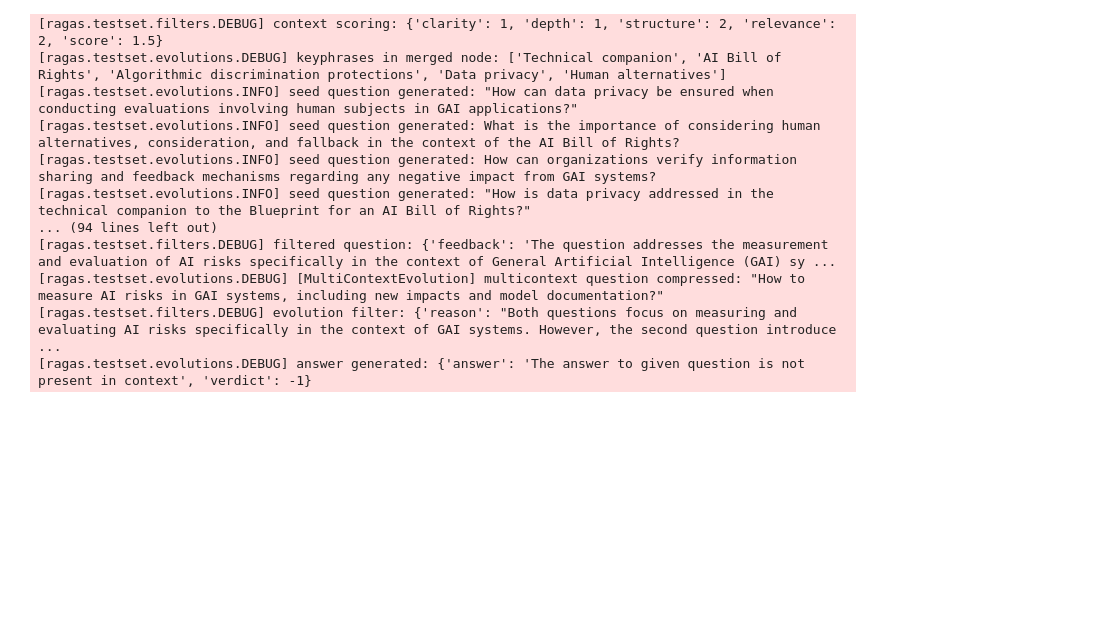
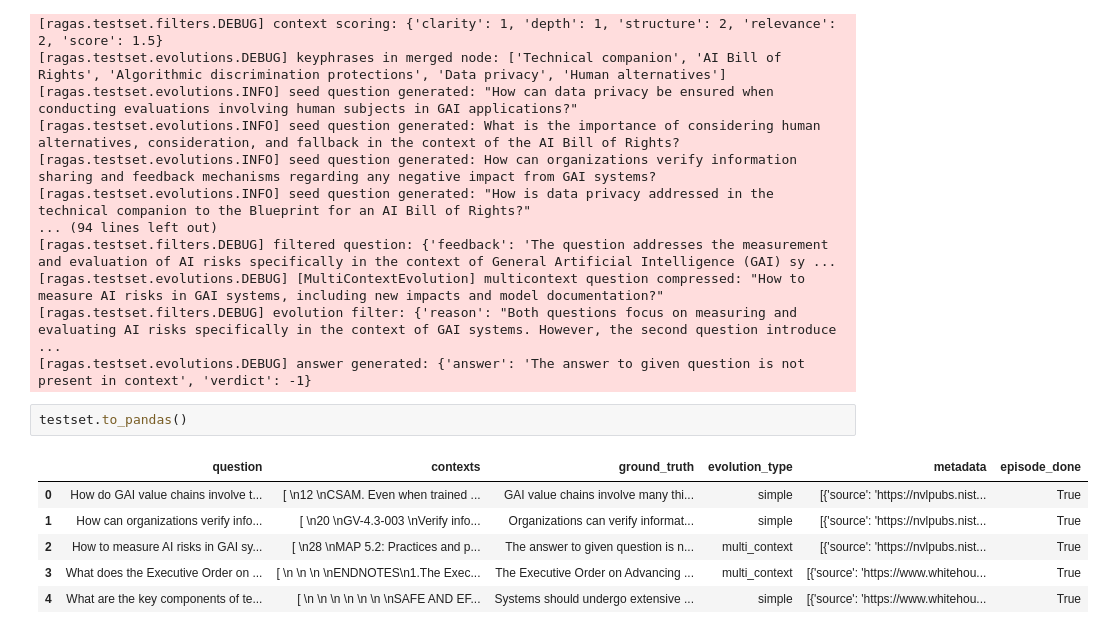
Before and after one commit to altairn5/ai-makers-space-midterm, a Jupyter notebook: midterm.ipynb, the cells around one changed output. Cells and saved outputs as stored; diff of their text form; blank space fills up the shorter version.

```diff
--- a/midterm.ipynb
+++ b/midterm.ipynb
@@ -159,3 +159,12 @@ Filename and doc_id are the same for all nodes.
 [ragas.testset.evolutions.DEBUG] [MultiContextEvolution] multicontext question compressed: "How to measure AI risks in GAI systems, including new impacts and model documentation?"
 [ragas.testset.filters.DEBUG] evolution filter: {'reason': "Both questions focus on measuring and evaluating AI risks specifically in the context of GAI systems. However, the second question introduce ...
 [ragas.testset.evolutions.DEBUG] answer generated: {'answer': 'The answer to given question is not present in context', 'verdict': -1}
+# %%
+testset.to_pandas()
+# %% [output]
+|  | question | contexts | ground_truth | evolution_type | metadata | episode_done |
+| 0 | How do GAI value chains involve t... | [ \n12 \nCSAM. Even when trained ... | GAI value chains involve many thi... | simple | [{'source': 'https://nvlpubs.nist... | True |
+| 1 | How can organizations verify info... | [ \n20 \nGV-4.3-003 \nVerify info... | Organizations can verify informat... | simple | [{'source': 'https://nvlpubs.nist... | True |
+| 2 | How to measure AI risks in GAI sy... | [ \n28 \nMAP 5.2: Practices and p... | The answer to given question is n... | multi_context | [{'source': 'https://nvlpubs.nist... | True |
+| 3 | What does the Executive Order on ... | [ \n \n \n \nENDNOTES\n1.The Exec... | The Executive Order on Advancing ... | multi_context | [{'source': 'https://www.whitehou... | True |
+| 4 | What are the key components of te... | [ \n \n \n \n \n \n \nSAFE AND EF... | Systems should undergo extensive ... | simple | [{'source': 'https://www.whitehou... | True |
```
